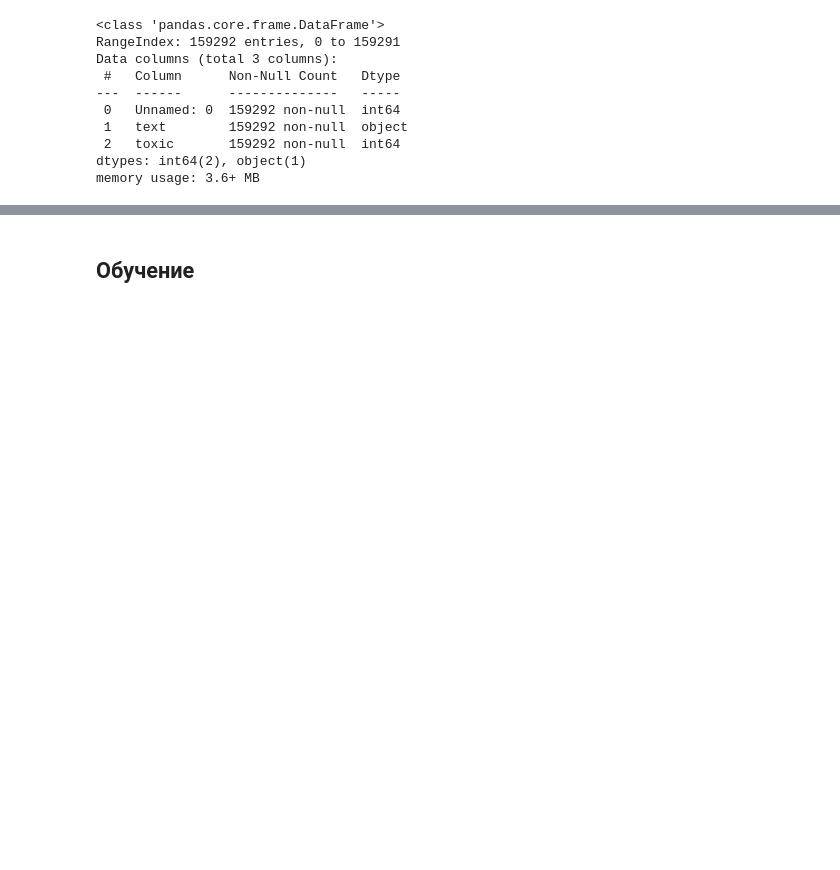
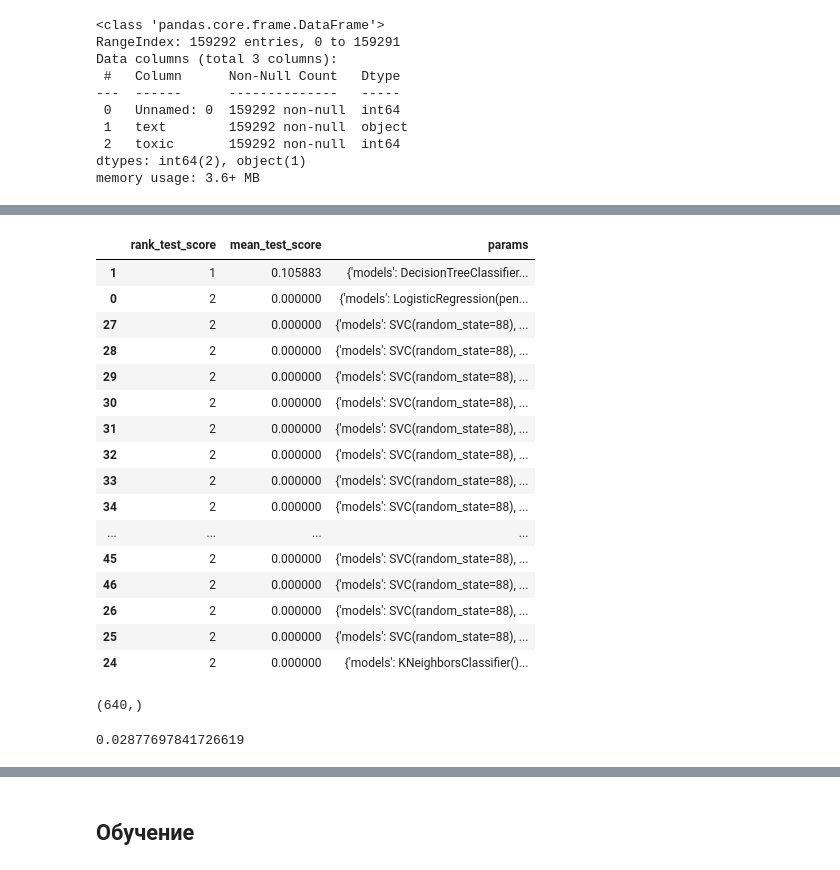
Before and after one commit to green-igor/wiki, a Jupyter notebook: wikiki.ipynb, the cells around one changed output, grey strips where cells are left out. Cells and saved outputs as stored; diff of their text form; code cells hidden in the pictures; blank space fills up the shorter version.

```diff
--- a/wikiki.ipynb
+++ b/wikiki.ipynb
@@ -381,0 +596,2 @@ KeyboardInterrupt:
+# %%
+y_trial = y_train[y_train.index.isin(trial.index)]
@@ -381,0 +600,2 @@ KeyboardInterrupt:
+# %%
+embs = bert_emb(trial, config, 32,512).embedder()
@@ -381,0 +628,2 @@ KeyboardInterrupt:
+# %%
+pipe = Pipeline([('models', LogisticRegression(random_state=RANDOM_STATE,max_iter=1000))])
@@ -381,0 +665,12 @@ KeyboardInterrupt:
+# %%
+grid_search = GridSearchCV(
+    pipe,
+    param_grid,
+    cv=5,
+    scoring='f1',
+
+    n_jobs=-1
+)
+#grid_search.fit(X_resample[:X_test.shape[0]], y_resample['toxic'][:X_test.shape[0]])
+grid_search.fit(embs, y_trial)
+#grid_search.fit(embs, y_train)
@@ -381,0 +693,20 @@ KeyboardInterrupt:
+# %%
+pd.DataFrame(grid_search.cv_results_)[['rank_test_score', 'mean_test_score','params']].sort_values('rank_test_score').head(25)
+# %% [output]
+|  | rank_test_score | mean_test_score | params |
+| 1 | 1 | 0.105883 | {'models': DecisionTreeClassifier... |
+| 0 | 2 | 0.000000 | {'models': LogisticRegression(pen... |
+| 27 | 2 | 0.000000 | {'models': SVC(random_state=88), ... |
+| 28 | 2 | 0.000000 | {'models': SVC(random_state=88), ... |
+| 29 | 2 | 0.000000 | {'models': SVC(random_state=88), ... |
+| 30 | 2 | 0.000000 | {'models': SVC(random_state=88), ... |
+| 31 | 2 | 0.000000 | {'models': SVC(random_state=88), ... |
+| 32 | 2 | 0.000000 | {'models': SVC(random_state=88), ... |
+| 33 | 2 | 0.000000 | {'models': SVC(random_state=88), ... |
+| 34 | 2 | 0.000000 | {'models': SVC(random_state=88), ... |
+| ... | ... | ... | ... |
+| 45 | 2 | 0.000000 | {'models': SVC(random_state=88), ... |
+| 46 | 2 | 0.000000 | {'models': SVC(random_state=88), ... |
+| 26 | 2 | 0.000000 | {'models': SVC(random_state=88), ... |
+| 25 | 2 | 0.000000 | {'models': SVC(random_state=88), ... |
+| 24 | 2 | 0.000000 | {'models': KNeighborsClassifier()... |
@@ -381,0 +717,4 @@ KeyboardInterrupt:
+# %%
+grid_pred.shape
+# %% [output]
+(640,)
@@ -382,2 +723,7 @@ KeyboardInterrupt:
+# %%
+f1_score(y_ttrial, grid_pred)
+#f1_score(y_test[:X_train.shape[0]], grid_pred)
+# %% [output]
+0.02877697841726619
 # %%
 1/0
```
Also changed, not shown: parts of 184 cells of this notebook.
